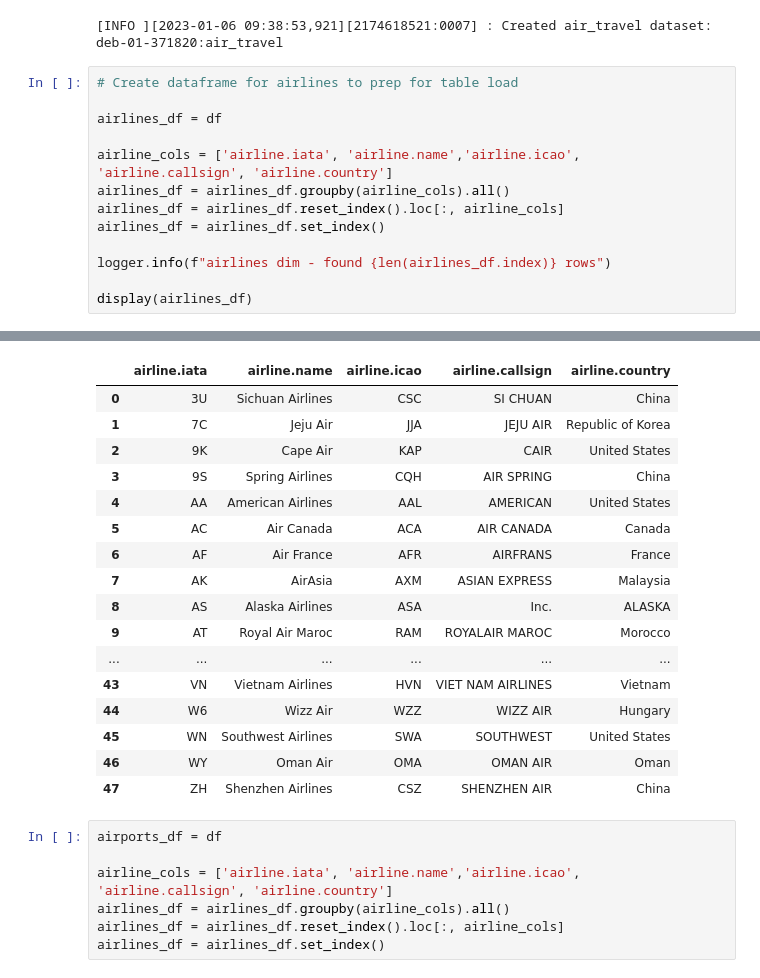
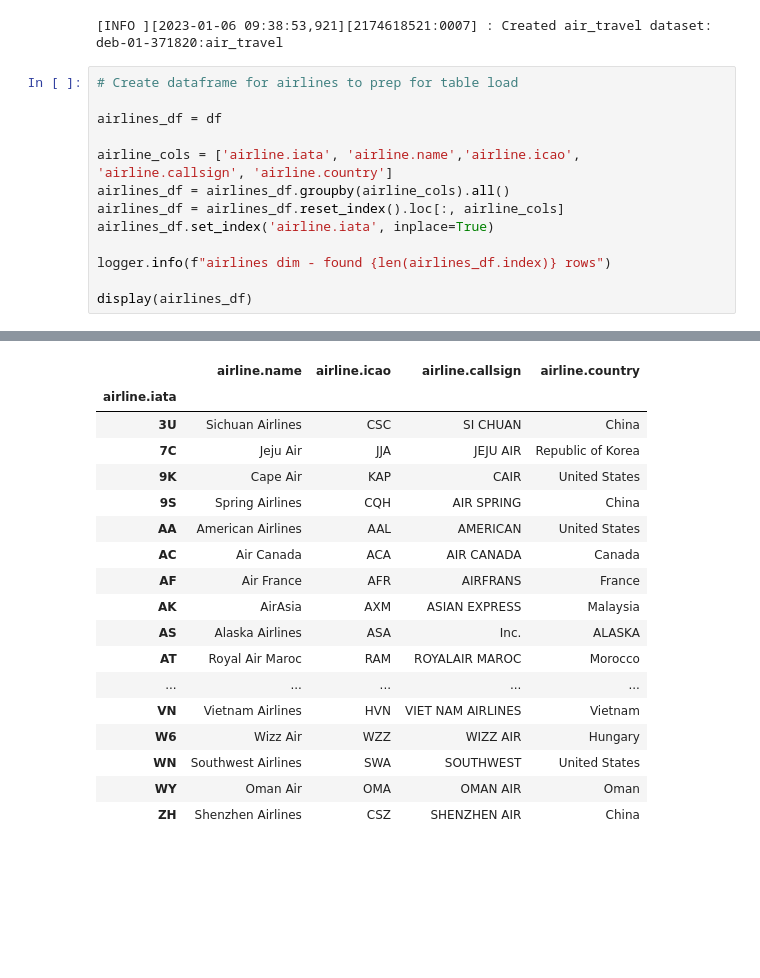
Before and after one commit to rgiosa10/data-modeling-cr, a Jupyter notebook: main.ipynb, the cells around one changed output, grey strips where cells are left out. Cells and saved outputs as stored; diff of their text form; blank space fills up the shorter version.

Commit message:
complete creation of airports dataframe and ready to load

```diff
--- a/main.ipynb
+++ b/main.ipynb
@@ -180,7 +180,7 @@ airlines_df = df
 airline_cols = ['airline.iata', 'airline.name','airline.icao', 'airline.callsign', 'airline.country']
 airlines_df = airlines_df.groupby(airline_cols).all()
 airlines_df = airlines_df.reset_index().loc[:, airline_cols]
-airlines_df = airlines_df.set_index()
+airlines_df.set_index('airline.iata', inplace=True)
 
 logger.info(f"airlines dim - found {len(airlines_df.index)} rows")
 
@@ -190,24 +190,18 @@ display(airlines_df)
-|  | airline.iata | airline.name | airline.icao | airline.callsign | airline.country |
-| 0 | 3U | Sichuan Airlines | CSC | SI CHUAN | China |
-| 1 | 7C | Jeju Air | JJA | JEJU AIR | Republic of Korea |
-| 2 | 9K | Cape Air | KAP | CAIR | United States |
-| 3 | 9S | Spring Airlines | CQH | AIR SPRING | China |
-| 4 | AA | American Airlines | AAL | AMERICAN | United States |
-| 5 | AC | Air Canada | ACA | AIR CANADA | Canada |
-| 6 | AF | Air France | AFR | AIRFRANS | France |
-| 7 | AK | AirAsia | AXM | ASIAN EXPRESS | Malaysia |
-| 8 | AS | Alaska Airlines | ASA | Inc. | ALASKA |
-| 9 | AT | Royal Air Maroc | RAM | ROYALAIR MAROC | Morocco |
-| ... | ... | ... | ... | ... | ... |
-| 43 | VN | Vietnam Airlines | HVN | VIET NAM AIRLINES | Vietnam |
-| 44 | W6 | Wizz Air | WZZ | WIZZ AIR | Hungary |
-| 45 | WN | Southwest Airlines | SWA | SOUTHWEST | United States |
-| 46 | WY | Oman Air | OMA | OMAN AIR | Oman |
-| 47 | ZH | Shenzhen Airlines | CSZ | SHENZHEN AIR | China |
+|  | airline.name | airline.icao | airline.callsign | airline.country |
+| airline.iata |  |  |  |  |
+| 3U | Sichuan Airlines | CSC | SI CHUAN | China |
+| 7C | Jeju Air | JJA | JEJU AIR | Republic of Korea |
+| 9K | Cape Air | KAP | CAIR | United States |
+| 9S | Spring Airlines | CQH | AIR SPRING | China |
+| AA | American Airlines | AAL | AMERICAN | United States |
+| AC | Air Canada | ACA | AIR CANADA | Canada |
+| AF | Air France | AFR | AIRFRANS | France |
+| AK | AirAsia | AXM | ASIAN EXPRESS | Malaysia |
+| AS | Alaska Airlines | ASA | Inc. | ALASKA |
+| AT | Royal Air Maroc | RAM | ROYALAIR MAROC | Morocco |
+| ... | ... | ... | ... | ... |
+| VN | Vietnam Airlines | HVN | VIET NAM AIRLINES | Vietnam |
+| W6 | Wizz Air | WZZ | WIZZ AIR | Hungary |
+| WN | Southwest Airlines | SWA | SOUTHWEST | United States |
+| WY | Oman Air | OMA | OMAN AIR | Oman |
+| ZH | Shenzhen Airlines | CSZ | SHENZHEN AIR | China |
-# %%
-airports_df = df
-
-airline_cols = ['airline.iata', 'airline.name','airline.icao', 'airline.callsign', 'airline.country']
-airlines_df = airlines_df.groupby(airline_cols).all()
-airlines_df = airlines_df.reset_index().loc[:, airline_cols]
-airlines_df = airlines_df.set_index()
```
Also changed, not shown: parts of 2 cells of this notebook, 1 other file.
